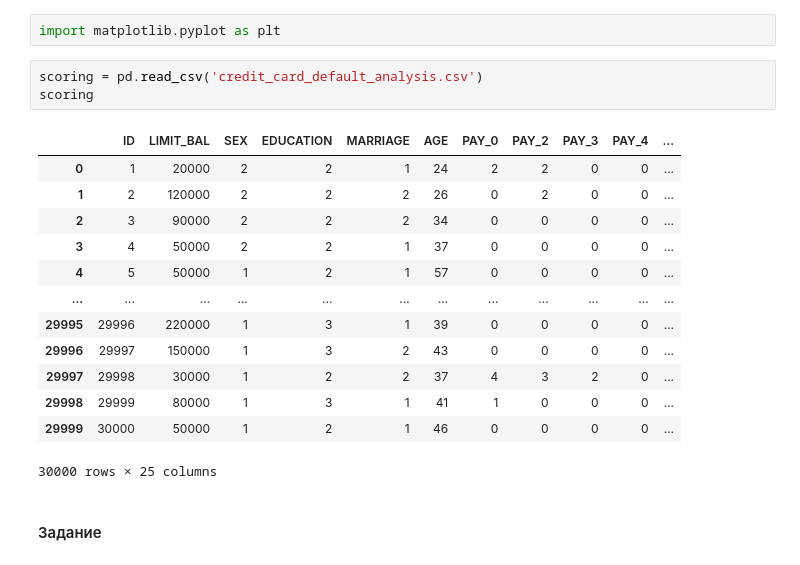
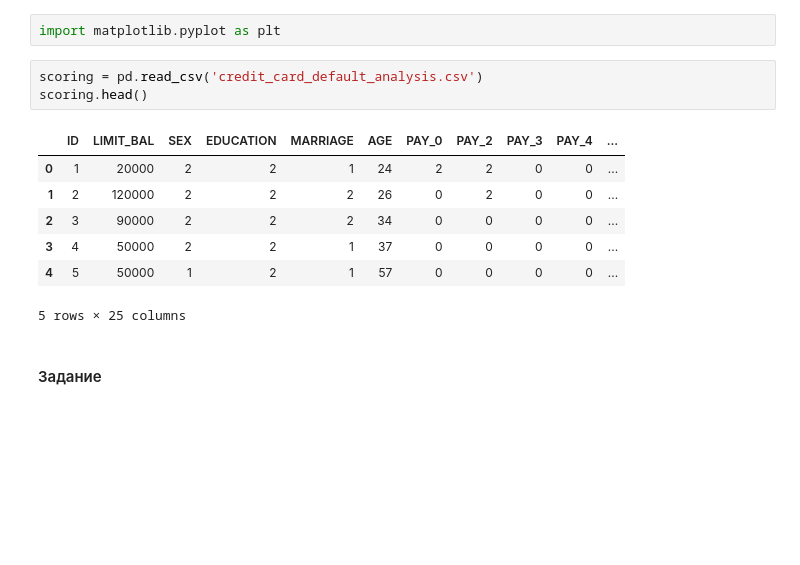
Before and after one commit to AndreyBuynov/Coursera-ML-and-DA, a Jupyter notebook: Course_4/C4W4_credit_scoring.ipynb, the cells around one changed output. Drawn from its saved outputs; the diff is of its cells as text; blank space fills up the shorter version.

```diff
--- a/Course_4/C4W4_credit_scoring.ipynb
+++ b/Course_4/C4W4_credit_scoring.ipynb
@@ -34,21 +34,15 @@ Populating the interactive namespace from numpy and matplotlib
 import matplotlib.pyplot as plt
 # %%
 scoring = pd.read_csv('credit_card_default_analysis.csv')
-scoring
+scoring.head()
 # %% [output]
 |  | ID | LIMIT_BAL | SEX | EDUCATION | MARRIAGE | AGE | PAY_0 | PAY_2 | PAY_3 | PAY_4 | ... |
 | 0 | 1 | 20000 | 2 | 2 | 1 | 24 | 2 | 2 | 0 | 0 | ... |
 | 1 | 2 | 120000 | 2 | 2 | 2 | 26 | 0 | 2 | 0 | 0 | ... |
 | 2 | 3 | 90000 | 2 | 2 | 2 | 34 | 0 | 0 | 0 | 0 | ... |
 | 3 | 4 | 50000 | 2 | 2 | 1 | 37 | 0 | 0 | 0 | 0 | ... |
 | 4 | 5 | 50000 | 1 | 2 | 1 | 57 | 0 | 0 | 0 | 0 | ... |
-| ... | ... | ... | ... | ... | ... | ... | ... | ... | ... | ... | ... |
-| 29995 | 29996 | 220000 | 1 | 3 | 1 | 39 | 0 | 0 | 0 | 0 | ... |
-| 29996 | 29997 | 150000 | 1 | 3 | 2 | 43 | 0 | 0 | 0 | 0 | ... |
-| 29997 | 29998 | 30000 | 1 | 2 | 2 | 37 | 4 | 3 | 2 | 0 | ... |
-| 29998 | 29999 | 80000 | 1 | 3 | 1 | 41 | 1 | 0 | 0 | 0 | ... |
-| 29999 | 30000 | 50000 | 1 | 2 | 1 | 46 | 0 | 0 | 0 | 0 | ... |
-30000 rows × 25 columns
+5 rows × 25 columns
 # %% [markdown]
 #### Задание
 # %% [markdown]
```
Also changed, not shown: parts of 58 cells of this notebook.
